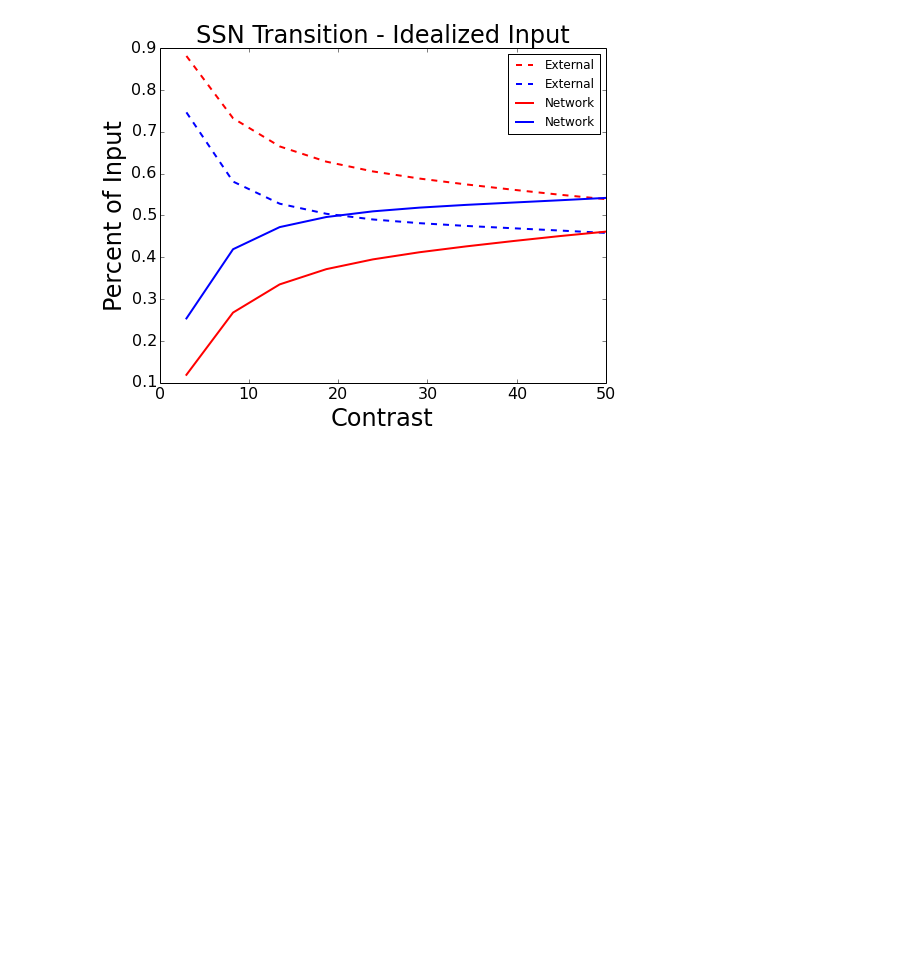
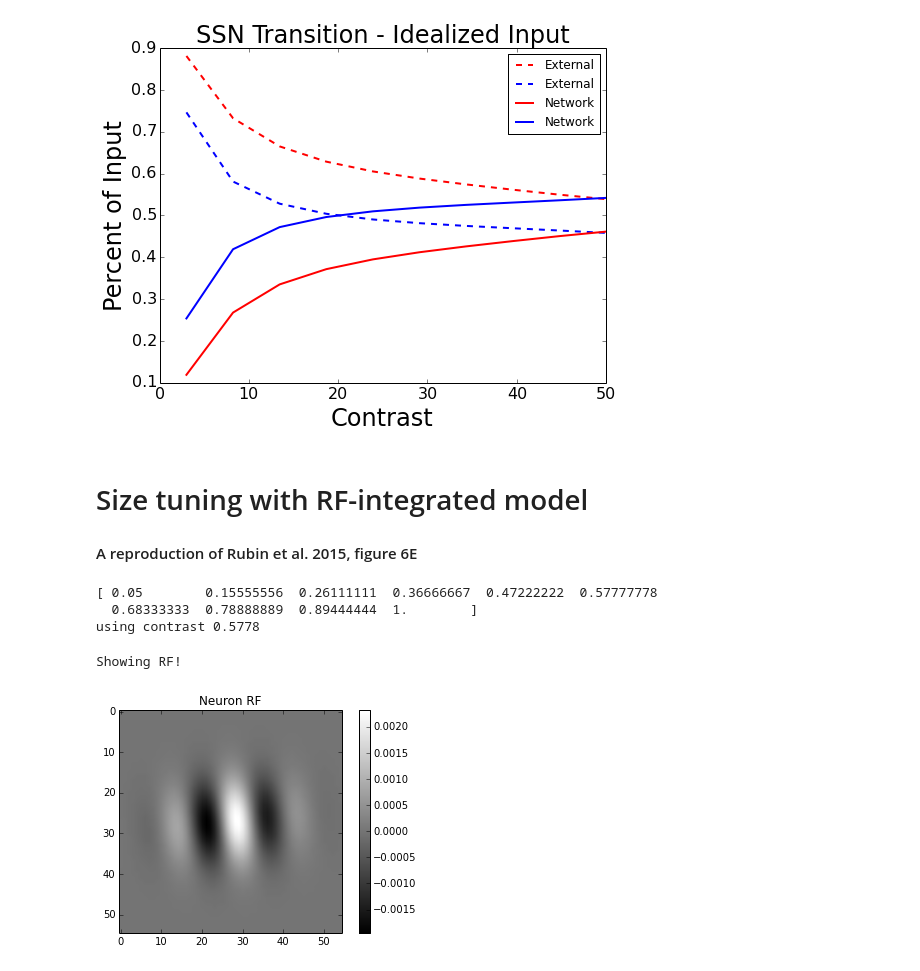
Before and after one commit to benselby/v1_modelling, a Jupyter notebook: mechanistic/integrated_model.ipynb, the cells around one changed output. Cells and saved outputs as stored; diff of their text form; code cells hidden in the pictures; blank space fills up the shorter version.

```diff
--- a/mechanistic/integrated_model.ipynb
+++ b/mechanistic/integrated_model.ipynb
@@ -273,3 +300,41 @@ plt.legend(fontsize=12)
 # %% [output]
 <matplotlib.legend.Legend at 0x...>
 [figure]
+# %% [markdown]
+# Size tuning with RF-integrated model
+#### A reproduction of Rubin et al. 2015, figure 6E
+# %%
+print contrast_range_rf
+con_ind = 5 # index of the contrast we will examine the size tuning at
+print "using contrast %4.4f " % contrast_range_rf[con_ind]
+# %% [output]
+[ 0.05        0.15555556  0.26111111  0.36666667  0.47222222  0.57777778
+  0.68333333  0.78888889  0.89444444  1.        ]
+using contrast 0.5778
+# %%
+n_samples = 20
+orientations = np.linspace(0,np.pi,n_samples)
+contrasts = np.linspace(0,1,n_samples)
+phases = np.linspace(0,2*np.pi,n_samples)
+stims = np.zeros((n_samples,n_samples,n_samples,55,55))
+responses = np.zeros((n_samples,n_samples,n_samples))
+currents = np.zeros((n_samples,n_samples,n_samples))
+
+i = 0
+xi = int(r_units[i,0])
+yi = int(r_units[i,1])
+
+selected_unit = RF_layer.get_unit(xi,yi)
+selected_unit.show_RF()
+
+for i in range(n_samples):
+    for j in range(n_samples):
+        for k in range(n_samples):
+            stims[i,j,k,:,:] = rf_lif.generate_static_grating(orientations[i], 1., 4, pix_deg=55, contrast=contrasts[k], phi=phases[k], masked=False, norm=True)
+            a,J = selected_unit.get_LIF_response_rate( stims[i,j,k] )
+
+            responses[i,j,k] = a
+            currents[i,j,k] = J
+# %% [output]
+Showing RF!
+[figure, added]
```
Also changed, not shown: parts of 40 cells of this notebook, 1 other file.
